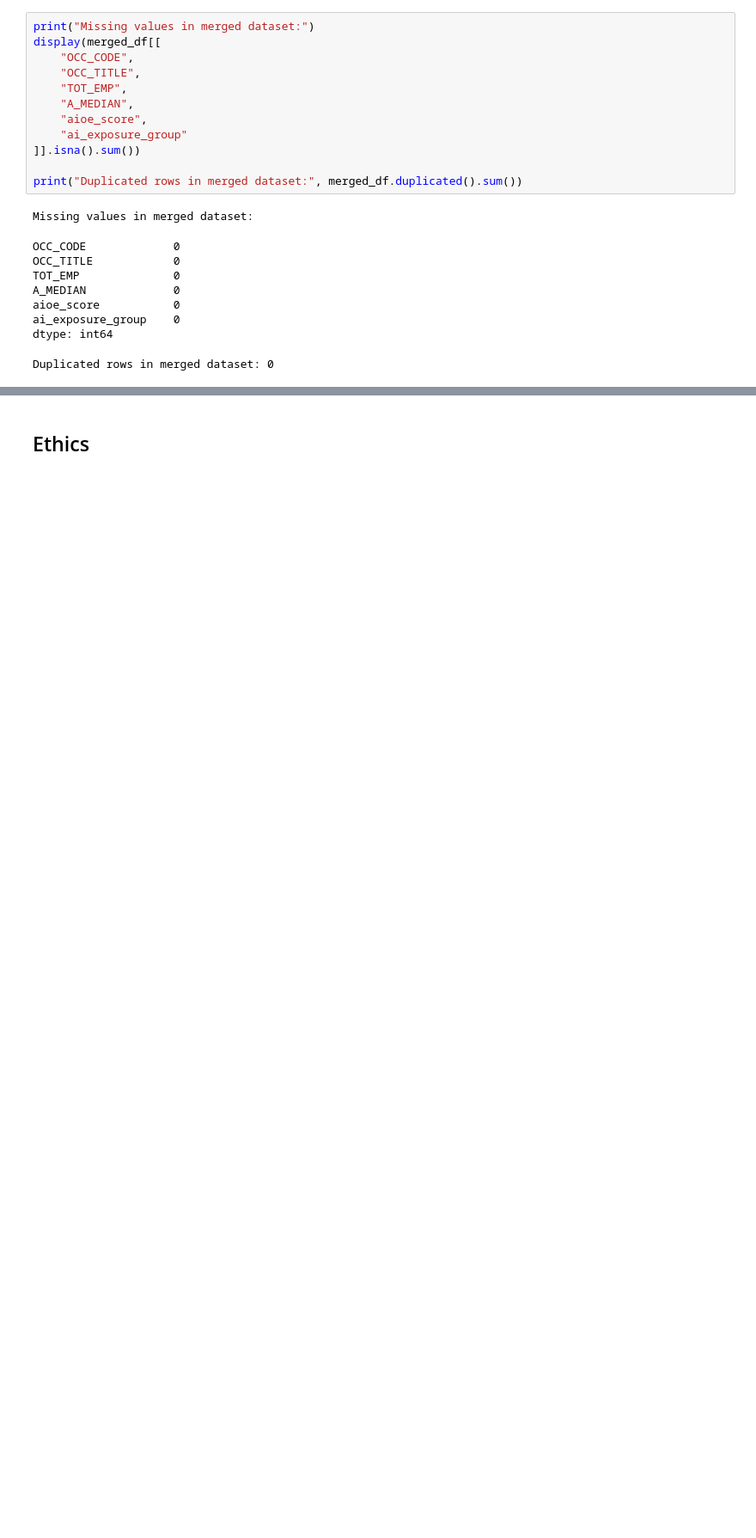
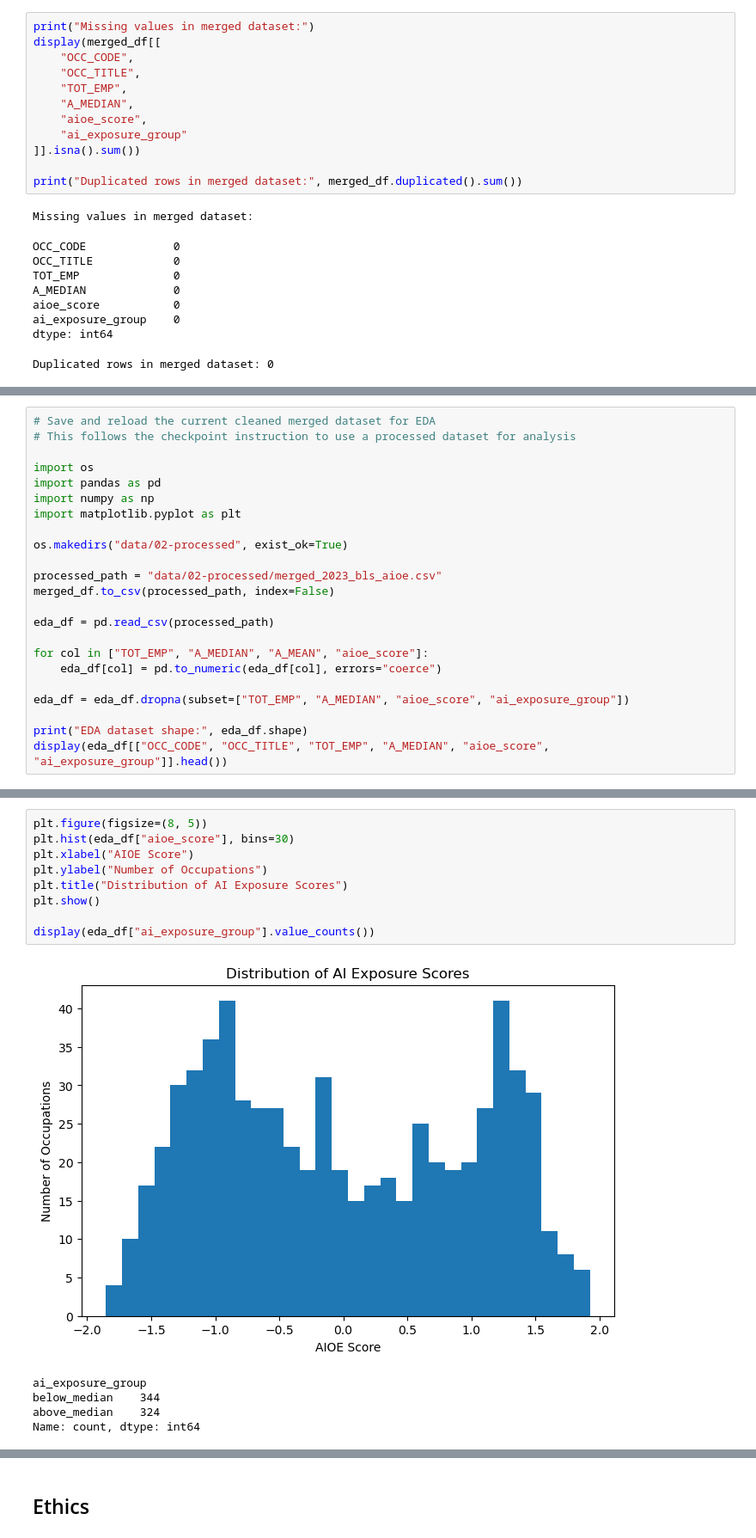
Before and after one commit to COGS108/Group-SP26-101, a Jupyter notebook: 02-EDACheckpoint.ipynb, the cells around one changed output, grey strips where cells are left out. Shown at 86% size. Saved outputs shown, nothing was run; the diff lists cells and outputs as text; blank space fills up the shorter version.

Commit message:
Finalize EDA checkpoint

```diff
--- a/02-EDACheckpoint.ipynb
+++ b/02-EDACheckpoint.ipynb
@@ -436,0 +416,23 @@ Some more words and stuff.  Remember notebooks work best if you interleave the c
+# %%
+# Save and reload the current cleaned merged dataset for EDA
+# This follows the checkpoint instruction to use a processed dataset for analysis
+
+import os
+import pandas as pd
+import numpy as np
+import matplotlib.pyplot as plt
+
+os.makedirs("data/02-processed", exist_ok=True)
+
+processed_path = "data/02-processed/merged_2023_bls_aioe.csv"
+merged_df.to_csv(processed_path, index=False)
+
+eda_df = pd.read_csv(processed_path)
+
+for col in ["TOT_EMP", "A_MEDIAN", "A_MEAN", "aioe_score"]:
+    eda_df[col] = pd.to_numeric(eda_df[col], errors="coerce")
+
+eda_df = eda_df.dropna(subset=["TOT_EMP", "A_MEDIAN", "aioe_score", "ai_exposure_group"])
+
+print("EDA dataset shape:", eda_df.shape)
+display(eda_df[["OCC_CODE", "OCC_TITLE", "TOT_EMP", "A_MEDIAN", "aioe_score", "ai_exposure_group"]].head())
@@ -436,0 +451,15 @@ Some more words and stuff.  Remember notebooks work best if you interleave the c
+# %%
+plt.figure(figsize=(8, 5))
+plt.hist(eda_df["aioe_score"], bins=30)
+plt.xlabel("AIOE Score")
+plt.ylabel("Number of Occupations")
+plt.title("Distribution of AI Exposure Scores")
+plt.show()
+
+display(eda_df["ai_exposure_group"].value_counts())
+# %% [output]
+[figure, added]
+ai_exposure_group
+below_median    344
+above_median    324
+Name: count, dtype: int64
```
Also changed, not shown: parts of 26 cells of this notebook.
